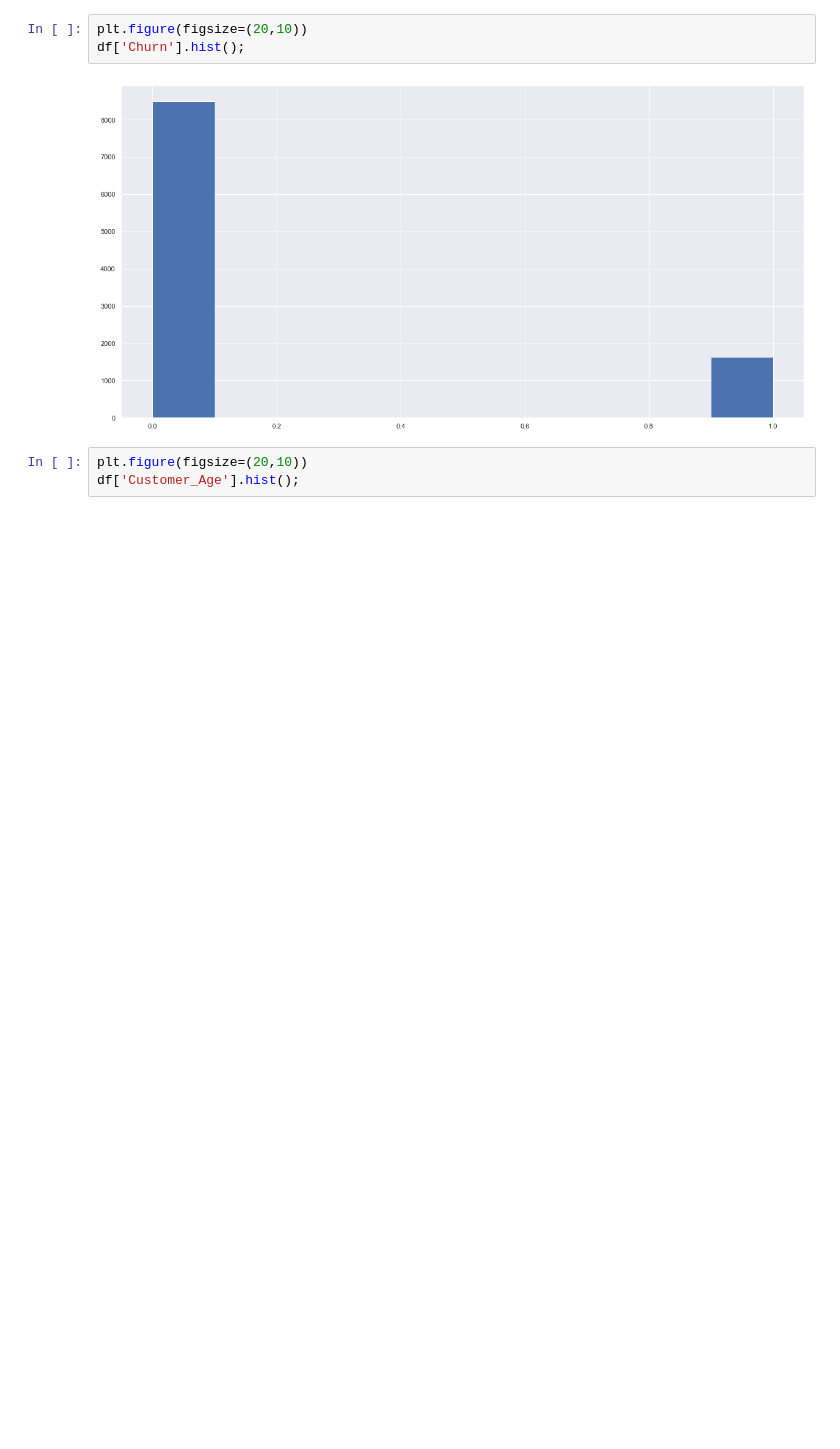
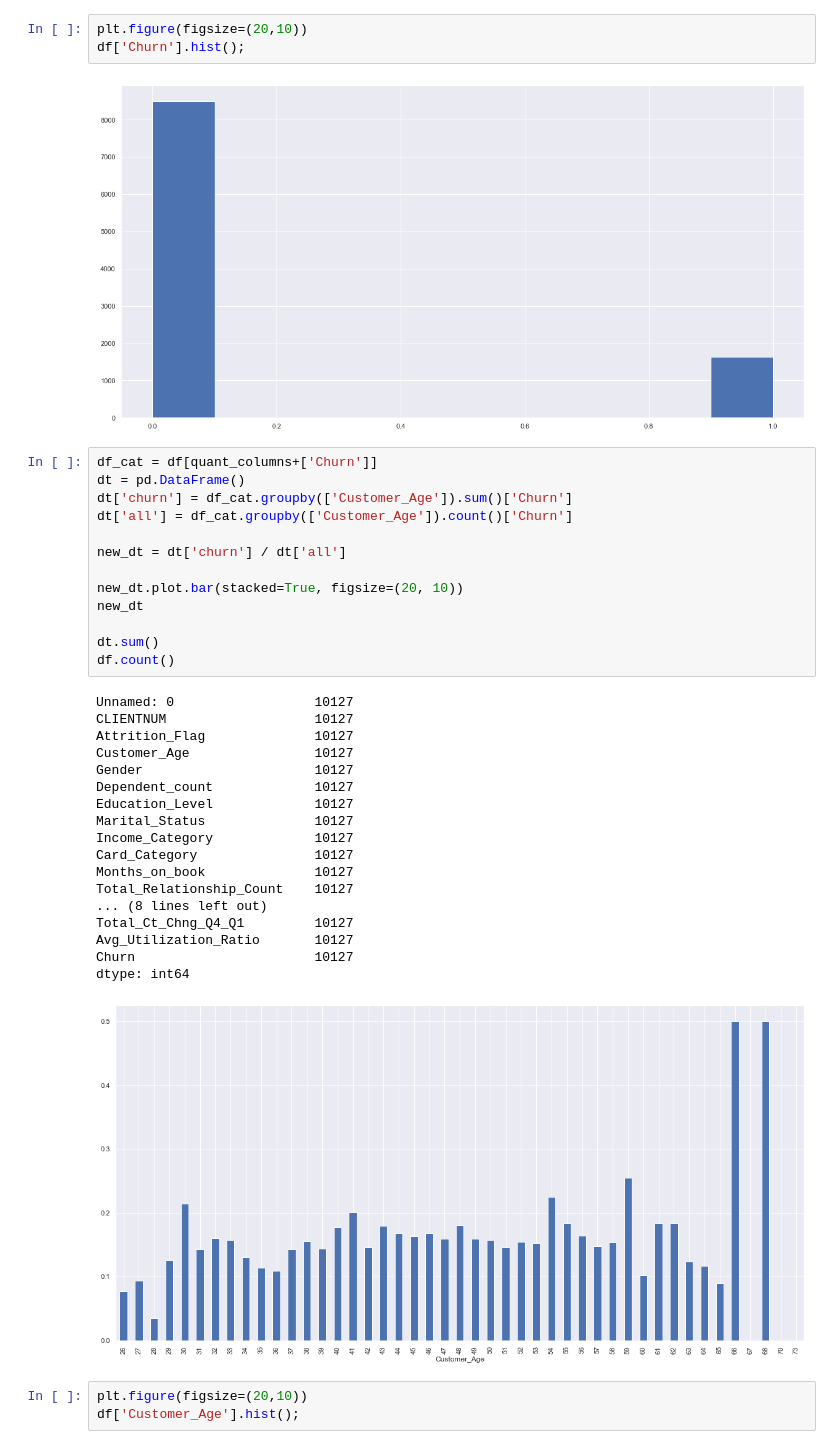
Before and after one commit to I-Akrout/Predict-customer-churn-clean-code, a Jupyter notebook: churn_notebook.ipynb, the cells around one changed output. Saved outputs shown, nothing was run; the diff lists cells and outputs as text; blank space fills up the shorter version.

```diff
--- a/churn_notebook.ipynb
+++ b/churn_notebook.ipynb
@@ -114,6 +114,38 @@ plt.figure(figsize=(20,10))
 df['Churn'].hist();
 # %% [output]
 [figure]
+# %%
+df_cat = df[quant_columns+['Churn']]
+dt = pd.DataFrame()
+dt['churn'] = df_cat.groupby(['Customer_Age']).sum()['Churn']
+dt['all'] = df_cat.groupby(['Customer_Age']).count()['Churn']
+
+new_dt = dt['churn'] / dt['all']
+
+new_dt.plot.bar(stacked=True, figsize=(20, 10))
+new_dt
+
+dt.sum()
+df.count()
+# %% [output]
+Unnamed: 0                  10127
+CLIENTNUM                   10127
+Attrition_Flag              10127
+Customer_Age                10127
+Gender                      10127
+Dependent_count             10127
+Education_Level             10127
+Marital_Status              10127
+Income_Category             10127
+Card_Category               10127
+Months_on_book              10127
+Total_Relationship_Count    10127
+... (8 lines left out)
+Total_Ct_Chng_Q4_Q1         10127
+Avg_Utilization_Ratio       10127
+Churn                       10127
+dtype: int64
+[figure, added]
 # %%
 plt.figure(figsize=(20,10))
 df['Customer_Age'].hist();
```
Also changed, not shown: parts of 2 cells of this notebook, 14 other files.
